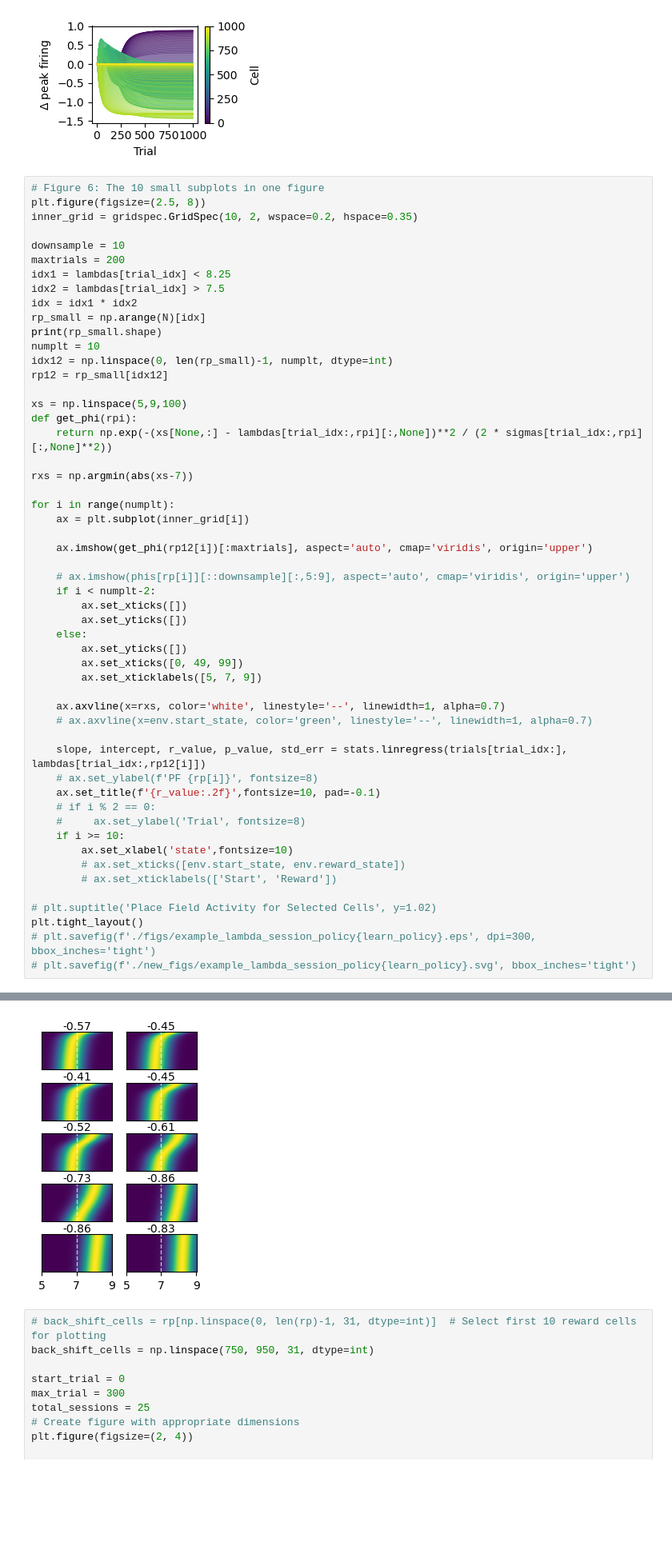
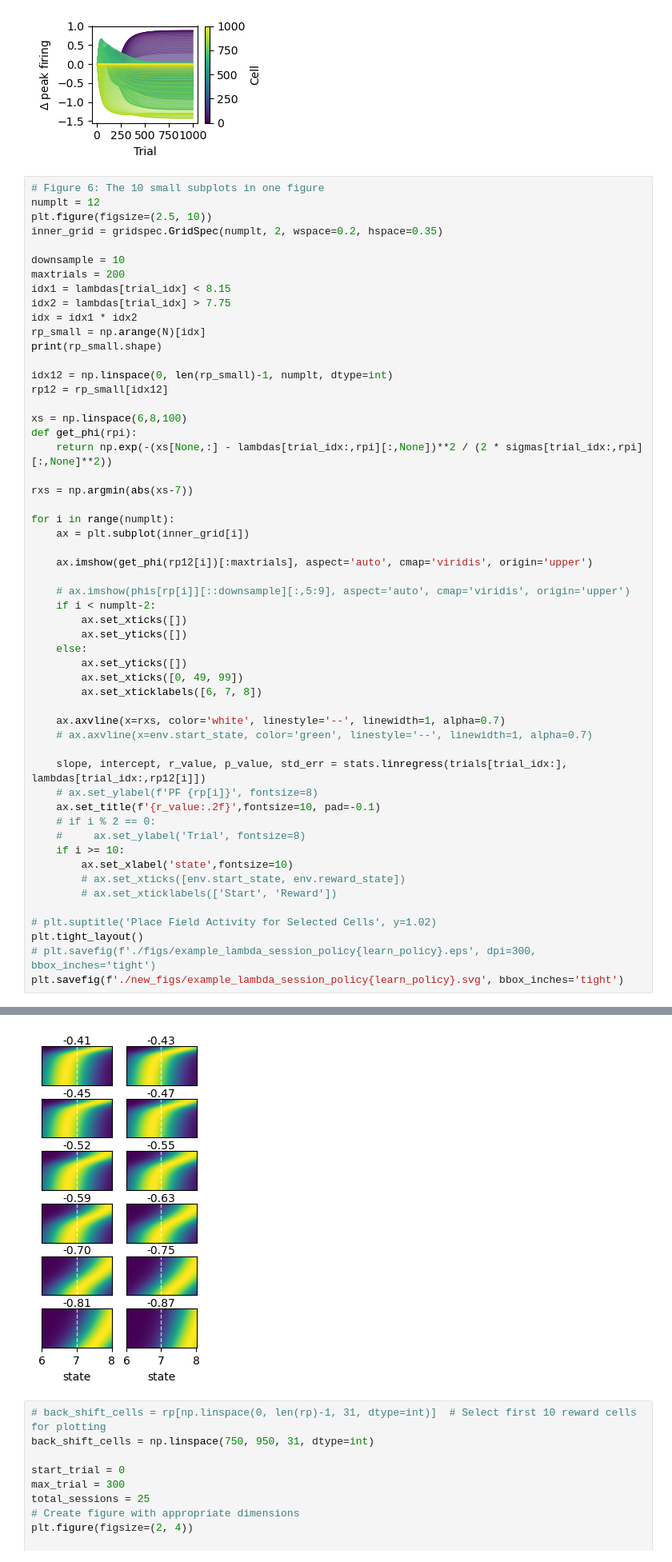
Before and after one commit to mgkumar138/backward_pf_agent, a Jupyter notebook: backward_shift_fields.ipynb, the cells around one changed output, grey strips where cells are left out. Shown: that part at 80% size. Cells and saved outputs as stored; diff of their text form; blank space fills up the shorter version.

Commit message:
update value and policy script for single cell dynamics

```diff
--- a/backward_shift_fields.ipynb
+++ b/backward_shift_fields.ipynb
@@ -658,21 +658,22 @@ print(dlambdas.min(), dlambdas.max())
 [figure]
 # %%
 # Figure 6: The 10 small subplots in one figure
-plt.figure(figsize=(2.5, 8))
-inner_grid = gridspec.GridSpec(10, 2, wspace=0.2, hspace=0.35)
+numplt = 12
+plt.figure(figsize=(2.5, 10))
+inner_grid = gridspec.GridSpec(numplt, 2, wspace=0.2, hspace=0.35)
 
 downsample = 10
 maxtrials = 200
-idx1 = lambdas[trial_idx] < 8.25
-idx2 = lambdas[trial_idx] > 7.5
+idx1 = lambdas[trial_idx] < 8.15
+idx2 = lambdas[trial_idx] > 7.75
 idx = idx1 * idx2
 rp_small = np.arange(N)[idx]
 print(rp_small.shape)
-numplt = 10
+
 idx12 = np.linspace(0, len(rp_small)-1, numplt, dtype=int)
 rp12 = rp_small[idx12]
 
-xs = np.linspace(5,9,100)
+xs = np.linspace(6,8,100)
 def get_phi(rpi):
     return np.exp(-(xs[None,:] - lambdas[trial_idx:,rpi][:,None])**2 / (2 * sigmas[trial_idx:,rpi][:,None]**2))
 
@@ -690,7 +691,7 @@ for i in range(numplt):
     else:
         ax.set_yticks([])
         ax.set_xticks([0, 49, 99])
-        ax.set_xticklabels([5, 7, 9])
+        ax.set_xticklabels([6, 7, 8])
 
     ax.axvline(x=rxs, color='white', linestyle='--', linewidth=1, alpha=0.7)
     # ax.axvline(x=env.start_state, color='green', linestyle='--', linewidth=1, alpha=0.7)
@@ -708,5 +709,5 @@ for i in range(numplt):
 # plt.suptitle('Place Field Activity for Selected Cells', y=1.02)
 plt.tight_layout()
 # plt.savefig(f'./figs/example_lambda_session_policy{learn_policy}.eps', dpi=300, bbox_inches='tight')
-# plt.savefig(f'./new_figs/example_lambda_session_policy{learn_policy}.svg', bbox_inches='tight')
+plt.savefig(f'./new_figs/example_lambda_session_policy{learn_policy}.svg', bbox_inches='tight')
 # %% [output]
@@ -714,4 +715,4 @@ plt.tight_layout()
-[figure, old version]
+[figure, new version]
 # %%
 # back_shift_cells = rp[np.linspace(0, len(rp)-1, 31, dtype=int)]  # Select first 10 reward cells for plotting
 back_shift_cells = np.linspace(750, 950, 31, dtype=int)
```
Also changed, not shown: parts of 1 cell of this notebook, 14 other files.
